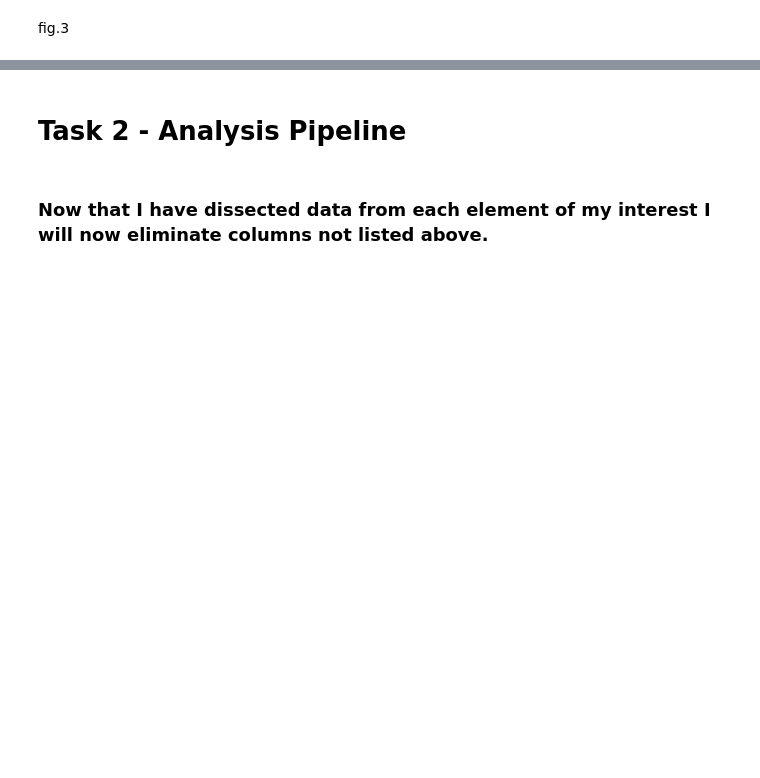
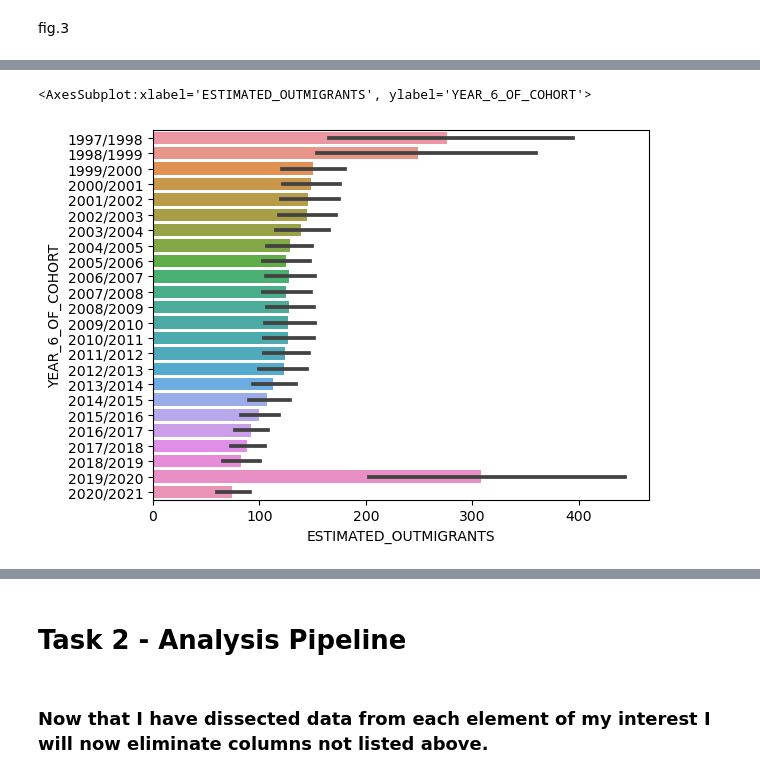
Before and after one commit to ubco-W2022T1-cosc301/project-group19, a Jupyter notebook: notebooks/analysis3.ipynb, the cells around one changed output, grey strips where cells are left out. Saved outputs shown, nothing was run; the diff lists cells and outputs as text; code cells hidden in the pictures; blank space fills up the shorter version.

```diff
--- a/notebooks/analysis3.ipynb
+++ b/notebooks/analysis3.ipynb
@@ -197,0 +232,5 @@ SyntaxError: invalid syntax (3060992697.py, line 3)
+# %%
+sns.barplot(data=cdf,x='ESTIMATED_OUTMIGRANTS',y='YEAR_6_OF_COHORT')
+# %% [output]
+<AxesSubplot:xlabel='ESTIMATED_OUTMIGRANTS', ylabel='YEAR_6_OF_COHORT'>
+[figure, added]
```
Also changed, not shown: parts of 31 cells of this notebook, 1 other file.
